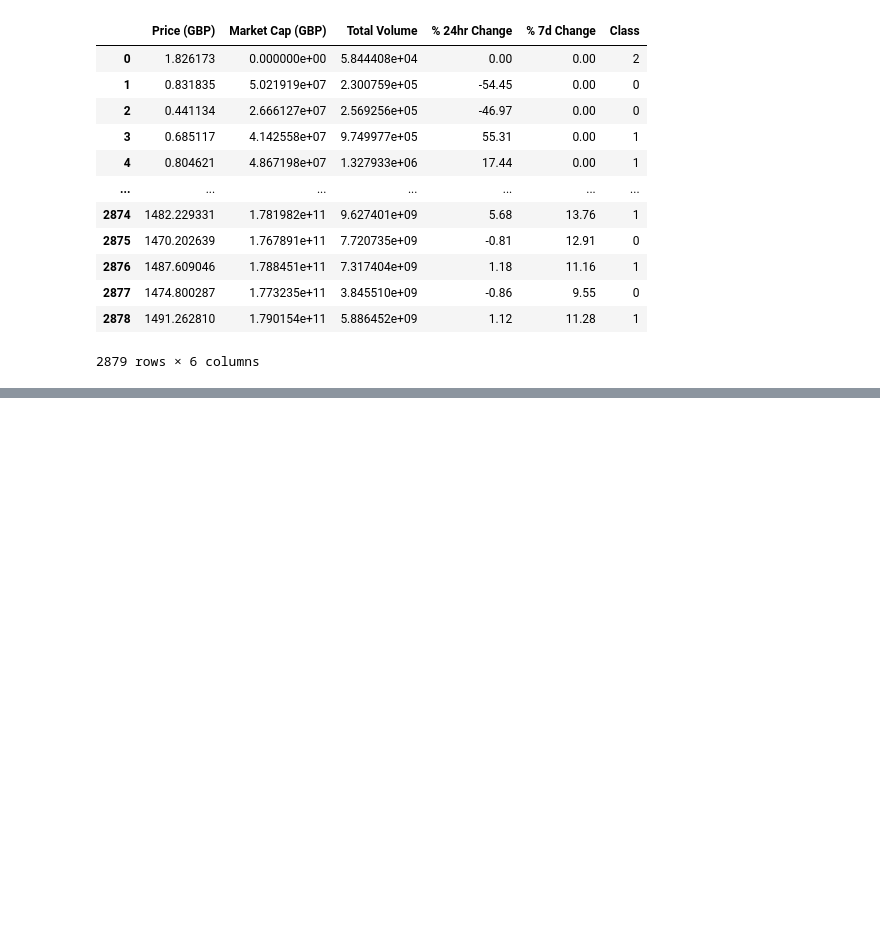
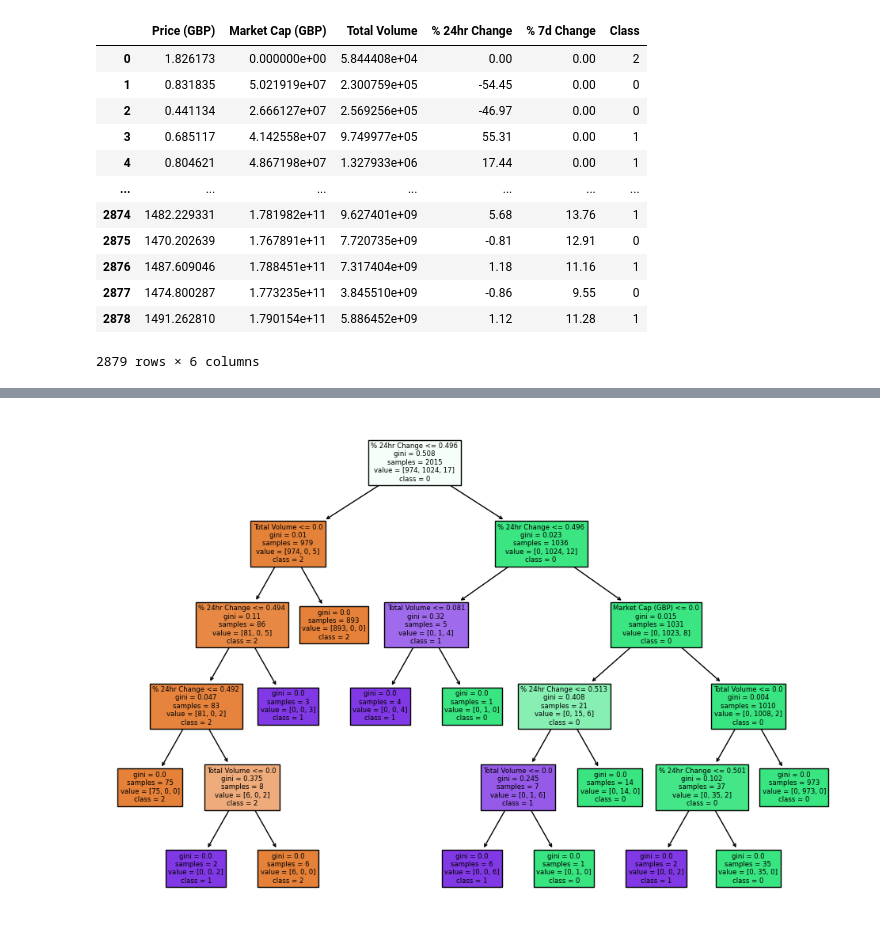
Before and after one commit to remediios/cryptocurrency-trading, a Jupyter notebook: data-mining/ethereum/NB-model-eth.ipynb, the cells around one changed output, grey strips where cells are left out. Cells and saved outputs as stored; diff of their text form; code cells hidden in the pictures; blank space fills up the shorter version.

```diff
--- a/data-mining/ethereum/NB-model-eth.ipynb
+++ b/data-mining/ethereum/NB-model-eth.ipynb
@@ -143,0 +143,12 @@ F1 Score: 0.415
+# %%
+from sklearn import tree
+import matplotlib.pyplot as plt
+
+y = y.astype(str)
+
+fig, ax = plt.subplots(figsize=(12, 8))
+tree.plot_tree(dt_classifier, feature_names=X.columns, class_names=y.unique(), filled=True, ax=ax)
+
+plt.show()
+# %% [output]
+[figure, added]
```
Also changed, not shown: parts of 5 cells of this notebook, 2 other files.
